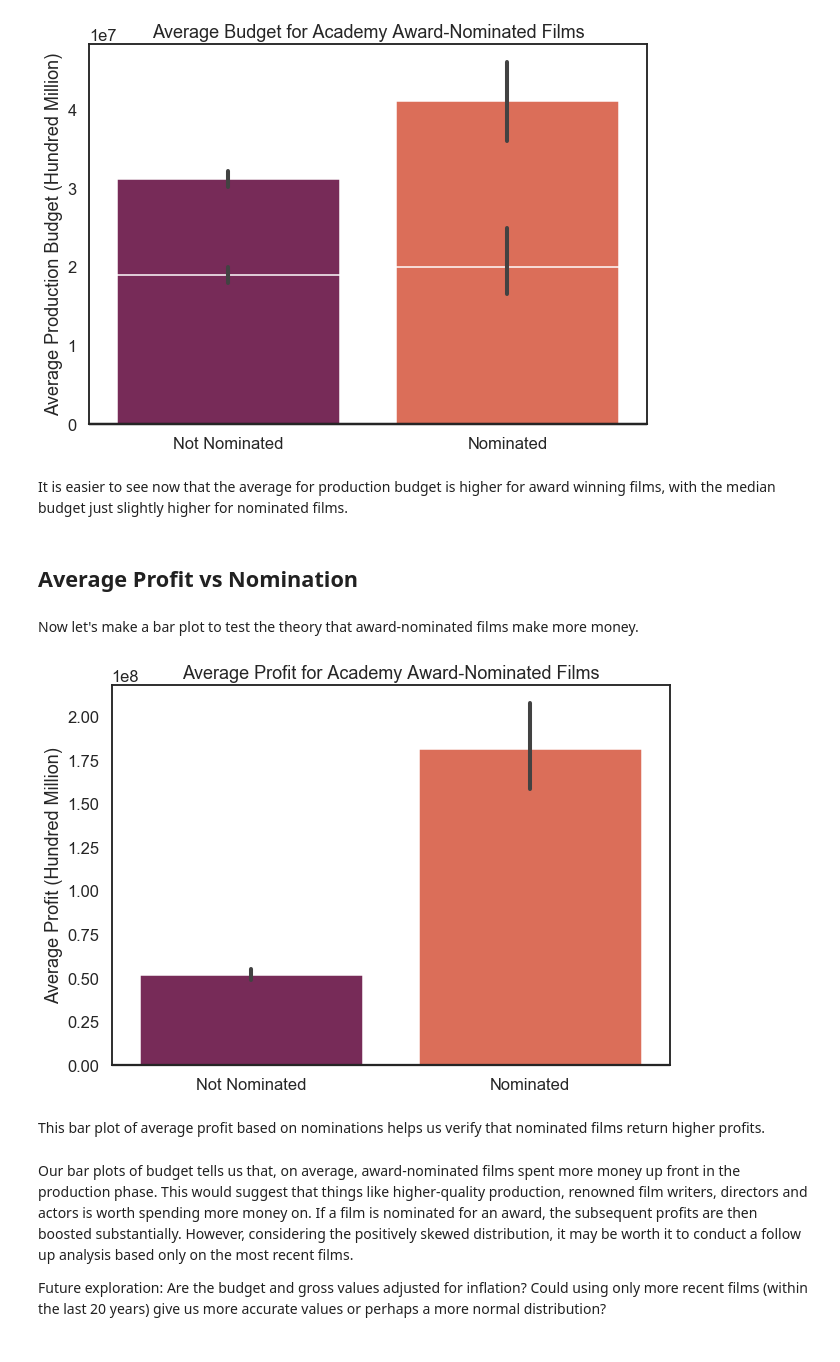
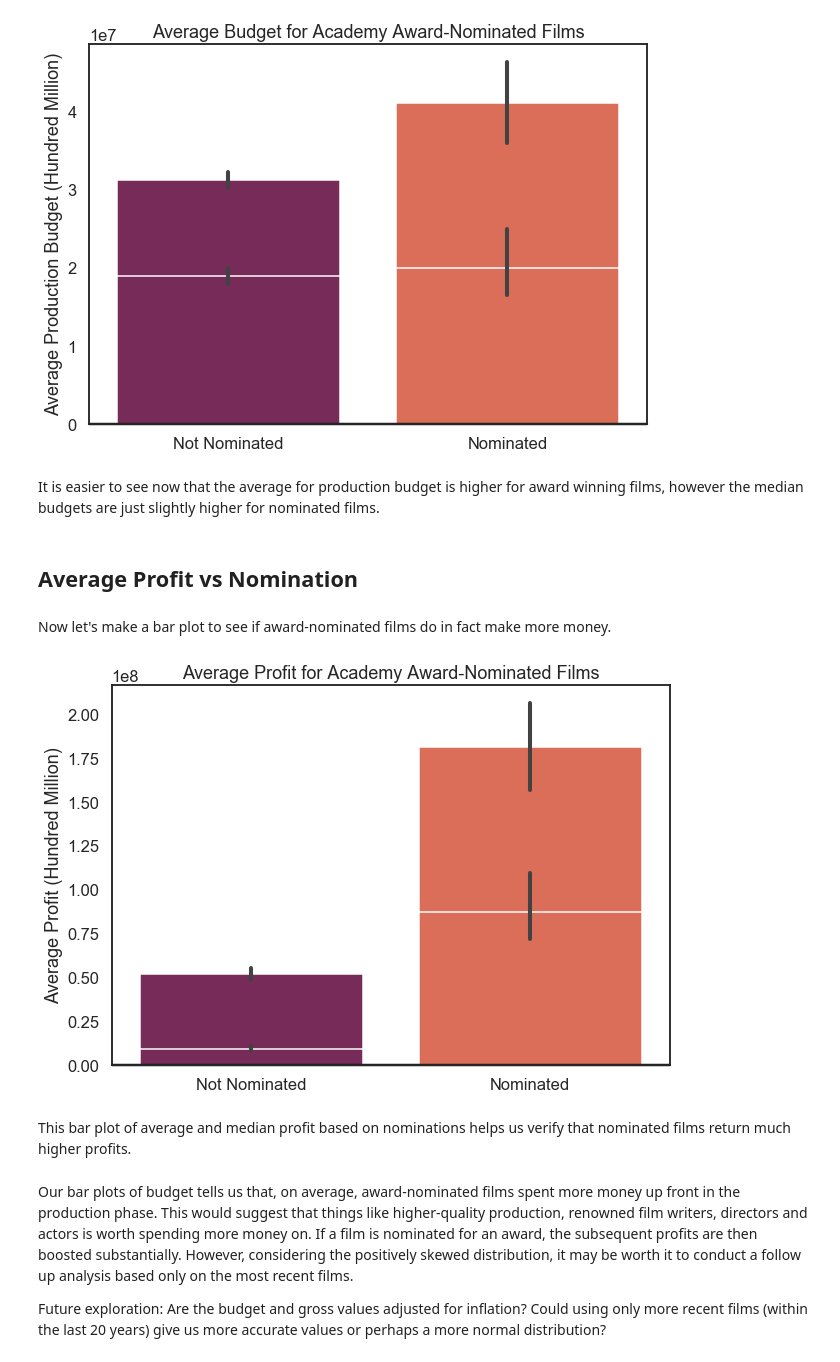
Before and after one commit to tcastanley/Movie_Analysis, a Jupyter notebook: Group Question 2 Final.ipynb, the cells around one changed output. Cells and saved outputs as stored; diff of their text form; code cells hidden in the pictures.

```diff
--- a/Group Question 2 Final.ipynb
+++ b/Group Question 2 Final.ipynb
@@ -610,31 +614,40 @@ ax1.set_title("Average Budget for Academy Award-Nominated Films");
 # %% [output]
 [figure]
 # %% [markdown]
-It is easier to see now that the average for production budget is higher for award winning films, with the median budget just slightly higher for nominated films.
+It is easier to see now that the average for production budget is higher for award winning films, however the median budgets are just slightly higher for nominated films.
 # %% [markdown]
 ## Average Profit vs Nomination
 # %% [markdown]
-Now let's make a bar plot to test the theory that award-nominated films make more money.
+Now let's make a bar plot to see if award-nominated films do in fact make more money.
 # %%
 sns.set(style="white", context="talk")
 
 
 # Set up the matplotlib figure
 f, (ax1) = plt.subplots(figsize=(10, 7), sharex=True)
 
 # Generate some sequential data
 x = awards_to_budget_df['nominated']
 y1 = awards_to_budget_df['budget_gross_profit']
 sns.barplot(x=x, y=y1, palette="rocket", ax=ax1)
 ax1.axhline(0, color="k", clip_on=False)
 ax1.set_ylabel("Average Profit (Hundred Million)")
 ax1.set_xlabel('')
 ax1.set(xticklabels=["Not Nominated", "Nominated"])
 ax1.set_title("Average Profit for Academy Award-Nominated Films");
+
+x = awards_to_budget_df['nominated']
+y1 = awards_to_budget_df['budget_gross_profit']
+sns.barplot(x=x, y=y1, palette="rocket", ax=ax1, estimator=median)
+ax1.axhline(0, color="k", clip_on=False)
+ax1.set_ylabel("Average Profit (Hundred Million)")
+ax1.set_xlabel('')
+ax1.set(xticklabels=["Not Nominated", "Nominated"])
+ax1.set_title("Average Profit for Academy Award-Nominated Films");
 # %% [output]
-[figure, old version]
+[figure, new version]
 # %% [markdown]
-This bar plot of average profit based on nominations helps us verify that nominated films return higher profits.
+This bar plot of average and median profit based on nominations helps us verify that nominated films return much higher profits.
 # %% [markdown]
 
 
```
Also changed, not shown: parts of 10 cells of this notebook, 2 other files.
